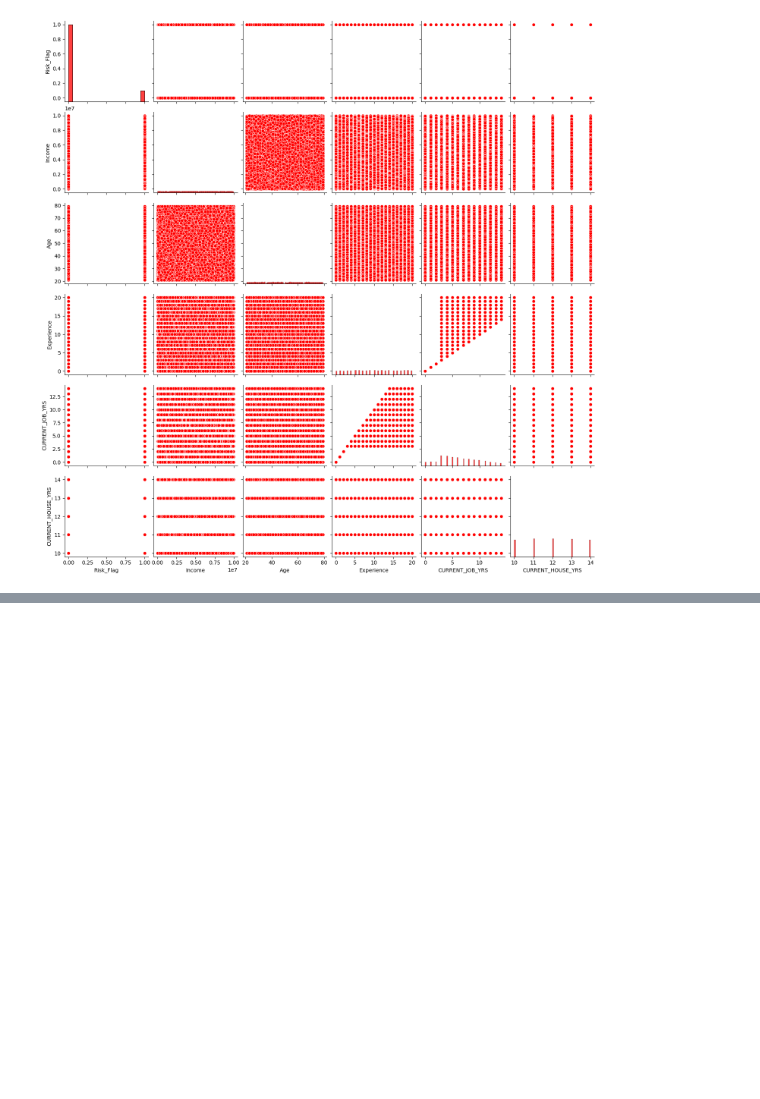
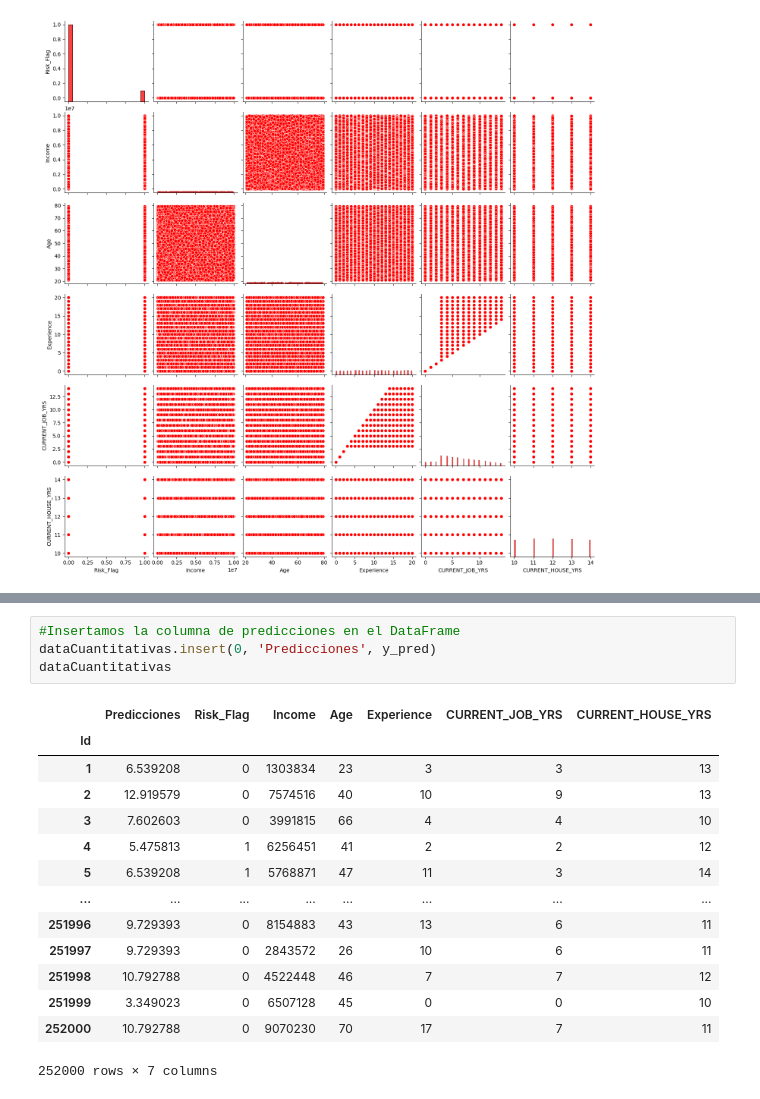
Before and after one commit to JIsraP/Actividad6_RegresionLinealMultipleyNoLineal, a Jupyter notebook: Act6.1.ipynb, the cells around one changed output, grey strips where cells are left out. Drawn from its saved outputs; the diff is of its cells as text; blank space fills up the shorter version.

```diff
--- a/Act6.1.ipynb
+++ b/Act6.1.ipynb
@@ -501,0 +543,19 @@ display(Heat_Map)
+# %%
+#Insertamos la columna de predicciones en el DataFrame
+dataCuantitativas.insert(0, 'Predicciones', y_pred)
+dataCuantitativas
+# %% [output]
+|  | Predicciones | Risk_Flag | Income | Age | Experience | CURRENT_JOB_YRS | CURRENT_HOUSE_YRS |
+| Id |  |  |  |  |  |  |  |
+| 1 | 6.539208 | 0 | 1303834 | 23 | 3 | 3 | 13 |
+| 2 | 12.919579 | 0 | 7574516 | 40 | 10 | 9 | 13 |
+| 3 | 7.602603 | 0 | 3991815 | 66 | 4 | 4 | 10 |
+| 4 | 5.475813 | 1 | 6256451 | 41 | 2 | 2 | 12 |
+| 5 | 6.539208 | 1 | 5768871 | 47 | 11 | 3 | 14 |
+| ... | ... | ... | ... | ... | ... | ... | ... |
+| 251996 | 9.729393 | 0 | 8154883 | 43 | 13 | 6 | 11 |
+| 251997 | 9.729393 | 0 | 2843572 | 26 | 10 | 6 | 11 |
+| 251998 | 10.792788 | 0 | 4522448 | 46 | 7 | 7 | 12 |
+| 251999 | 3.349023 | 0 | 6507128 | 45 | 0 | 0 | 10 |
+| 252000 | 10.792788 | 0 | 9070230 | 70 | 17 | 7 | 11 |
+252000 rows × 7 columns
```
Also changed, not shown: parts of 29 cells of this notebook.
